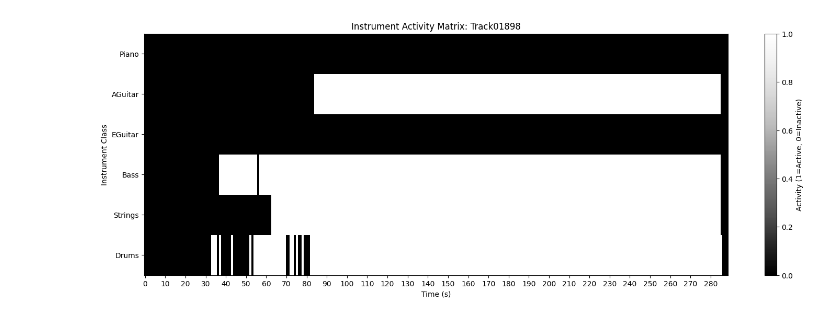
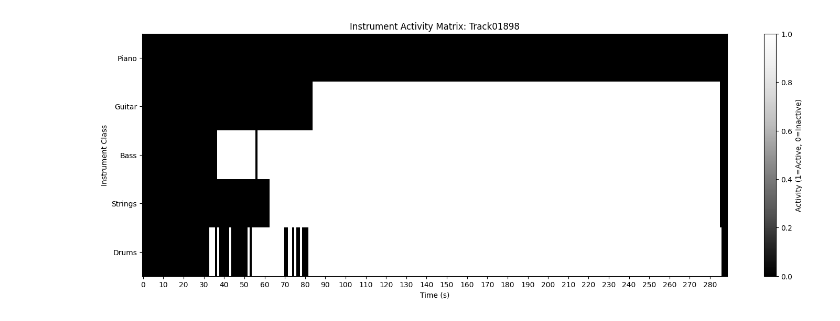
Before and after one commit to davidjhwang/Polyphonic-Instrument-Classifier, a Jupyter notebook: 2_label.ipynb, the cells around one changed output. Cells and saved outputs as stored; diff of their text form; code cells hidden in the pictures.

Commit message:
recombined guitar classes

```diff
--- a/2_label.ipynb
+++ b/2_label.ipynb
@@ -34,16 +30,7 @@ for track in sorted(os.listdir(DATASET_PATH)):
             metadata = yaml.safe_load(f)
         for stem, info in metadata.get("stems", {}).items():
             inst_class = info.get("inst_class")
-            plugin_name = info.get("plugin_name", "")
-
-            if inst_class == "Guitar":
-                if plugin_name in ACOUSTIC_PLUGINS:
-                    stem_to_class[f"{track}/{stem}.flac"] = INSTRUMENT_MAPPING["AGuitar"]
-                elif plugin_name in ELECTRIC_PLUGINS:
-                    stem_to_class[f"{track}/{stem}.flac"] = INSTRUMENT_MAPPING["EGuitar"]
-            elif inst_class == "Piano":
-                stem_to_class[f"{track}/{stem}.flac"] = INSTRUMENT_MAPPING["Piano"]
-            elif inst_class in INSTRUMENT_MAPPING:
+            if inst_class in INSTRUMENT_MAPPING:
                 stem_to_class[f"{track}/{stem}.flac"] = INSTRUMENT_MAPPING[inst_class]
 
 # Step 2: Process timestamps and create activity matrices
@@ -54,45 +41,35 @@ with open(TIMESTAMPS_FILE, "r") as f:
             track = os.path.basename(line.split("Track: ")[1].replace("\\", "/"))
             mix_file = os.path.join(DATASET_PATH, track, "mix.flac")
             if os.path.exists(mix_file):
-                activity_matrices[track] = np.zeros((6, int(np.floor(librosa.get_duration(path=mix_file)))), dtype=np.int8)
+                duration = int(np.floor(librosa.get_duration(path=mix_file)))
+                activity_matrices[track] = np.zeros((5, duration), dtype=np.int8)
         elif (parts := line.split(": ")) and len(parts) == 2:
             stem_key, timestamps = f"{track}/{parts[0]}", eval(parts[1])
             if stem_key in stem_to_class:
                 idx = stem_to_class[stem_key]
                 for start, end in timestamps:
                     start_idx, end_idx = int(np.floor(start)), int(np.ceil(end))
-                    presence = int((end - start) >= 0.1)  # 1 if duration ≥ 0.1s, else 0
+                    presence = int((end - start) >= 0.1)
                     activity_matrices[track][idx, start_idx:end_idx] = presence
 
 # Step 3: Save matrices
 for track, matrix in activity_matrices.items():
     np.save(os.path.join(OUTPUT_DIR, f"{track}.npy"), matrix)
 # %%
-import os
-import numpy as np
-import matplotlib.pyplot as plt
-
-# Updated instrument labels for 6-class setup
-INSTRUMENT_LABELS = ["Piano", "AGuitar", "EGuitar", "Bass", "Strings", "Drums"]
+# --- Visualization Example ---
+INSTRUMENT_LABELS = ["Piano", "Guitar", "Bass", "Strings", "Drums"]
 MATRIX_PATH = "labels_test/"
-
-# Visualize Example
 example_file = sorted(os.listdir(MATRIX_PATH))[18]
 matrix = np.load(os.path.join(MATRIX_PATH, example_file))
 
 plt.figure(figsize=(18, 6))
 plt.imshow(matrix, aspect="auto", cmap="Greys_r", interpolation="nearest")
-
-# Set y-axis to match 6 instrument classes
-plt.yticks(range(6), INSTRUMENT_LABELS)
-
-# Adjust xticks for 1.0-second intervals
+plt.yticks(range(5), INSTRUMENT_LABELS)
 plt.xticks(range(0, matrix.shape[1], 10), np.arange(0, matrix.shape[1], 10))
-
 plt.xlabel("Time (s)")
 plt.ylabel("Instrument Class")
 plt.title(f"Instrument Activity Matrix: {example_file[:-4]}")
 plt.colorbar(label="Activity (1=Active, 0=Inactive)")
 plt.show()
 # %% [output]
-[figure, old version]
+[figure, new version]
```
Also changed, not shown: parts of 2 cells of this notebook, 6 other files.
